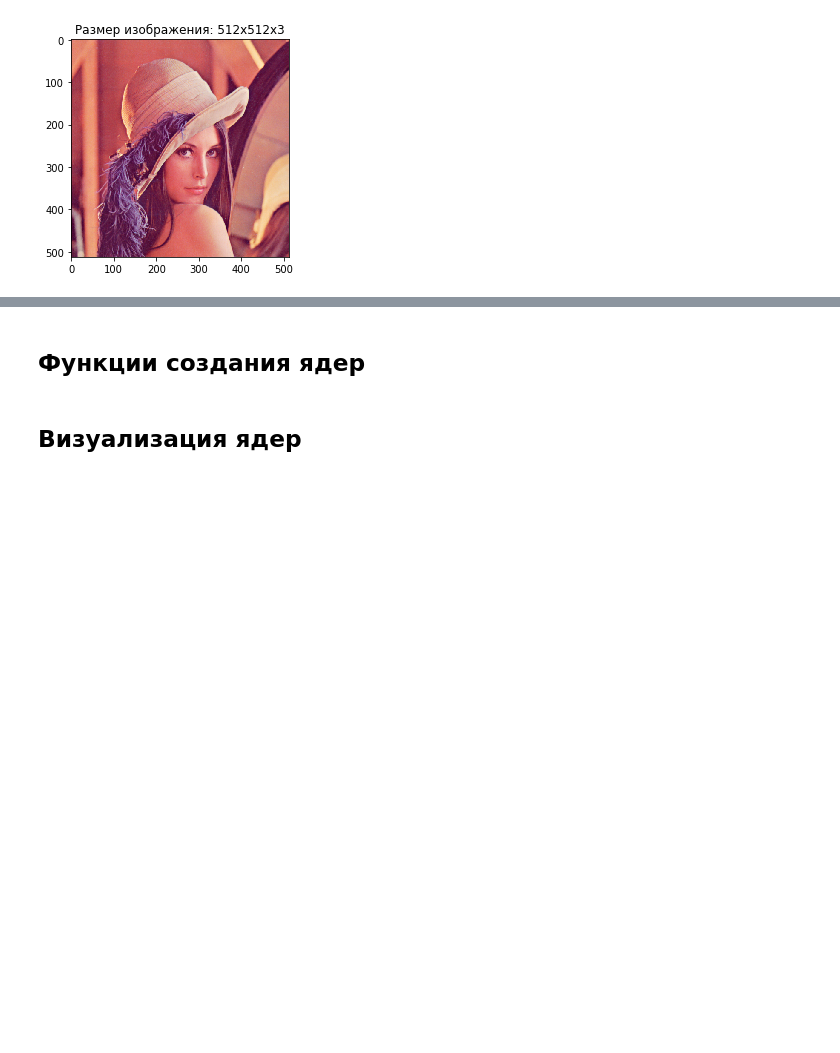
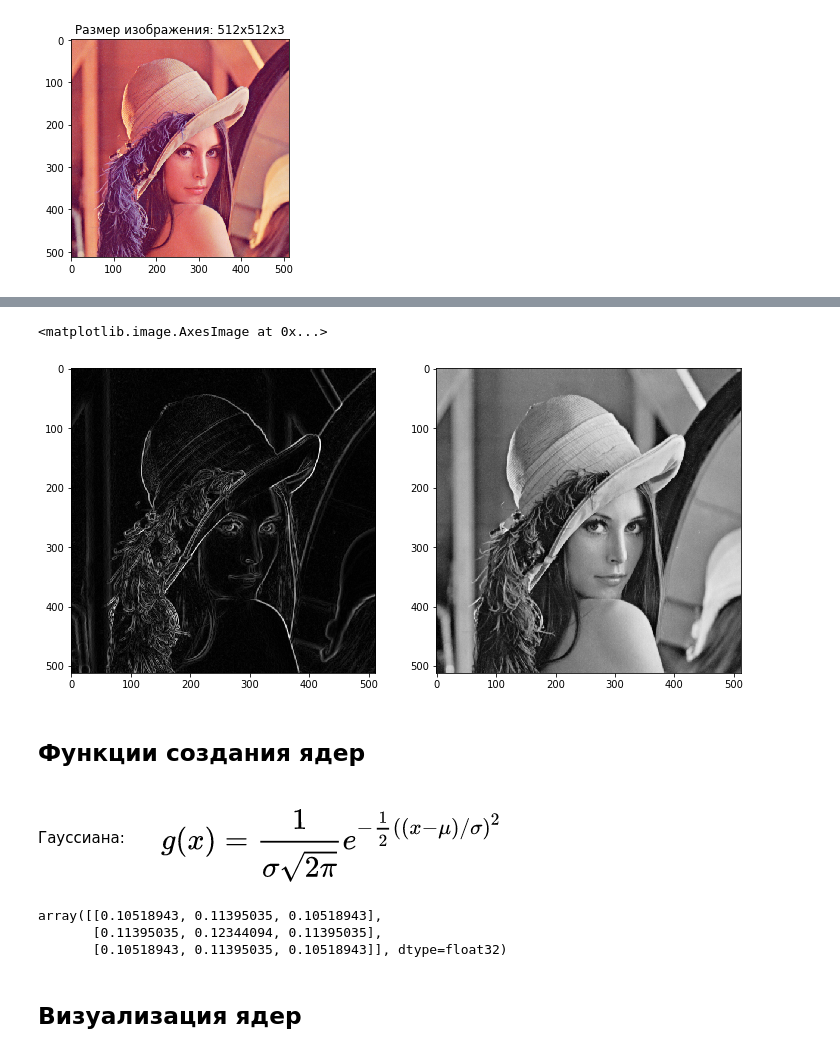
Before and after one commit to vadim0x60/netology-cv-2019, a Jupyter notebook: day1/filtering.ipynb, the cells around one changed output, grey strips where cells are left out. Saved outputs shown, nothing was run; the diff lists cells and outputs as text; code cells hidden in the pictures; blank space fills up the shorter version.

```diff
--- a/day1/filtering.ipynb
+++ b/day1/filtering.ipynb
@@ -18,4 +69,16 @@ Text(0.5,1,'Размер изображения: 512x512x3')
+# %%
+plt.figure(2, figsize=(12, 8))
+plt.subplot(122)
+plt.imshow(img_gray, cmap='gray')
+plt.subplot(121)
+plt.imshow(grad, cmap='gray')
+# %% [output]
+<matplotlib.image.AxesImage at 0x...>
+[figure, added]
 # %% [markdown]
 ## Функции создания ядер
+# %% [markdown]
+Гауссиана:
+![image.png](attachment:image.png)
 # %%
 def gauss_kernel(ksize = 5, sigma = 2.5):
@@ -40,6 +116,12 @@ def laplace_kernel(ksize = 5, sigma = 2.5):
 
 kernels = {'gauss': gauss_kernel,
            'laplace': laplace_kernel}
+# %%
+gauss_kernel(3)
+# %% [output]
+array([[0.10518943, 0.11395035, 0.10518943],
+       [0.11395035, 0.12344094, 0.11395035],
+       [0.10518943, 0.11395035, 0.10518943]], dtype=float32)
 # %% [markdown]
 ## Визуализация ядер
 # %% [markdown]
```
Also changed, not shown: parts of 25 cells of this notebook.
